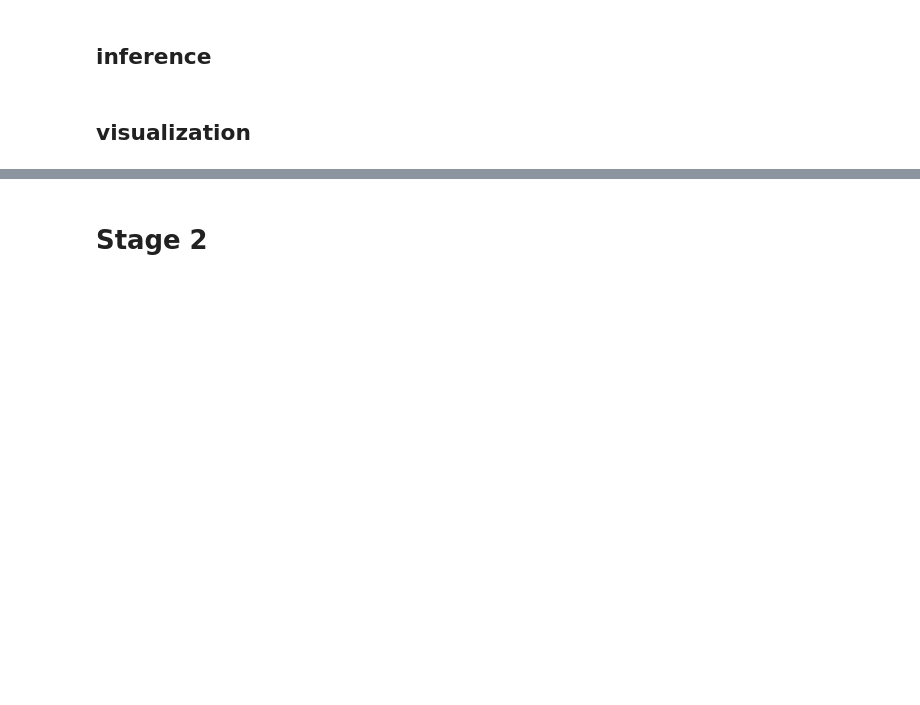
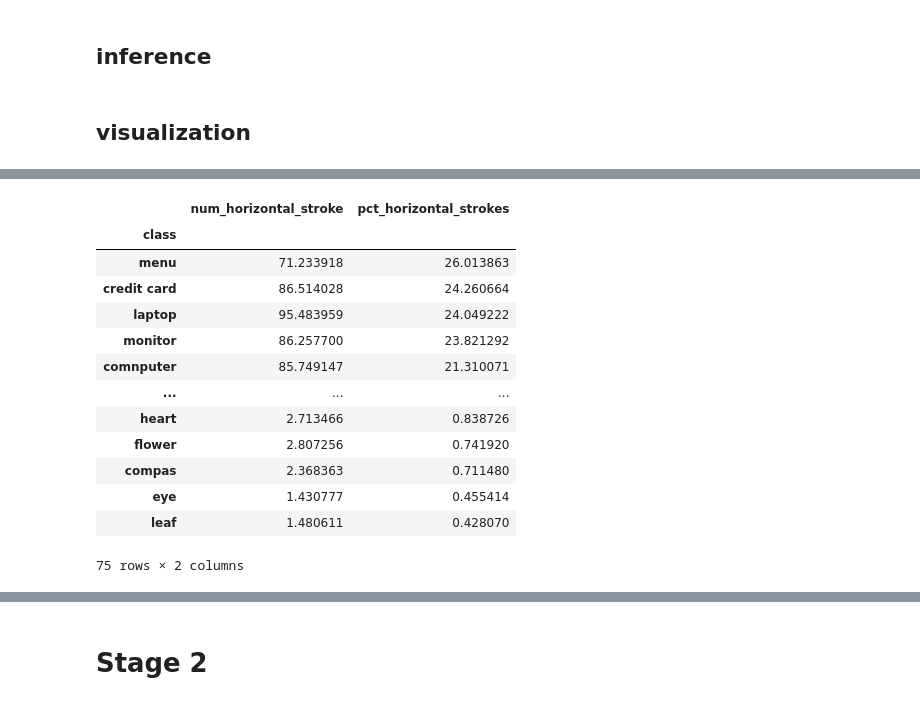
Before and after one commit to potpov/VectorGrimoire, a Jupyter notebook: inference.ipynb, the cells around one changed output, grey strips where cells are left out. Cells and saved outputs as stored; diff of their text form; code cells hidden in the pictures; blank space fills up the shorter version.

```diff
--- a/inference.ipynb
+++ b/inference.ipynb
@@ -75,0 +190,10 @@ sum(all_losses) / len(all_losses)
+# %%
+# Get the ground truth SVG drawing
+idx = 0
+gt = dataset._get_full_svg_drawing(idx, width=w, as_tensor=False)
+
+# Reconstruct the SVG drawing
+patches, labels, positions, _ = dataset._get_full_item(idx)
+patches = patches.to(device)
+positions = positions.to(device)
+recons_drawing, _ = model.reconstruct(patches, positions, dataset.individual_max_length +2, dataset.stroke_width, rendered_w=w)
@@ -138,0 +317,10 @@ img
+# %%
+# get classes with most horizontal strokes
+
+df2 = pd.read_csv("/scratch2/moritz_data/figr8/tokenized/split.csv")
+
+top_horizontal_token_id = 3648
+
+horizontal_token_lengths = [(x==top_horizontal_token_id).sum() for x in token_list]
+horizontal_token_lengths = np.array(horizontal_token_lengths)
+sorted_idxs = np.argsort(horizontal_token_lengths)[::-1]
@@ -138,0 +336,9 @@ img
+# %%
+horizontal_strokes_dicts = []
+for idx in tqdm(sorted_idxs):
+    c = df2[df2["index_in_numpy_array"] == idx]["class"].values[0]
+    num_stroke = horizontal_token_lengths[idx]
+    horizontal_strokes_dicts.append({"class":c, "num_horizontal_stroke":num_stroke,"pct_horizontal_strokes":num_stroke/len(token_list[idx][1:])*100})
+# %%
+horizontal_df = pd.DataFrame(horizontal_strokes_dicts)
+horizontal_df.head()
@@ -138,0 +352,17 @@ img
+# %%
+horizontal_df.groupby("class").mean().sort_values("pct_horizontal_strokes", ascending=False)
+# %% [output]
+|  | num_horizontal_stroke | pct_horizontal_strokes |
+| class |  |  |
+| menu | 71.233918 | 26.013863 |
+| credit card | 86.514028 | 24.260664 |
+| laptop | 95.483959 | 24.049222 |
+| monitor | 86.257700 | 23.821292 |
+| comnputer | 85.749147 | 21.310071 |
+| ... | ... | ... |
+| heart | 2.713466 | 0.838726 |
+| flower | 2.807256 | 0.741920 |
+| compas | 2.368363 | 0.711480 |
+| eye | 1.430777 | 0.455414 |
+| leaf | 1.480611 | 0.428070 |
+75 rows × 2 columns
```
Also changed, not shown: parts of 95 cells of this notebook, 39 other files.
